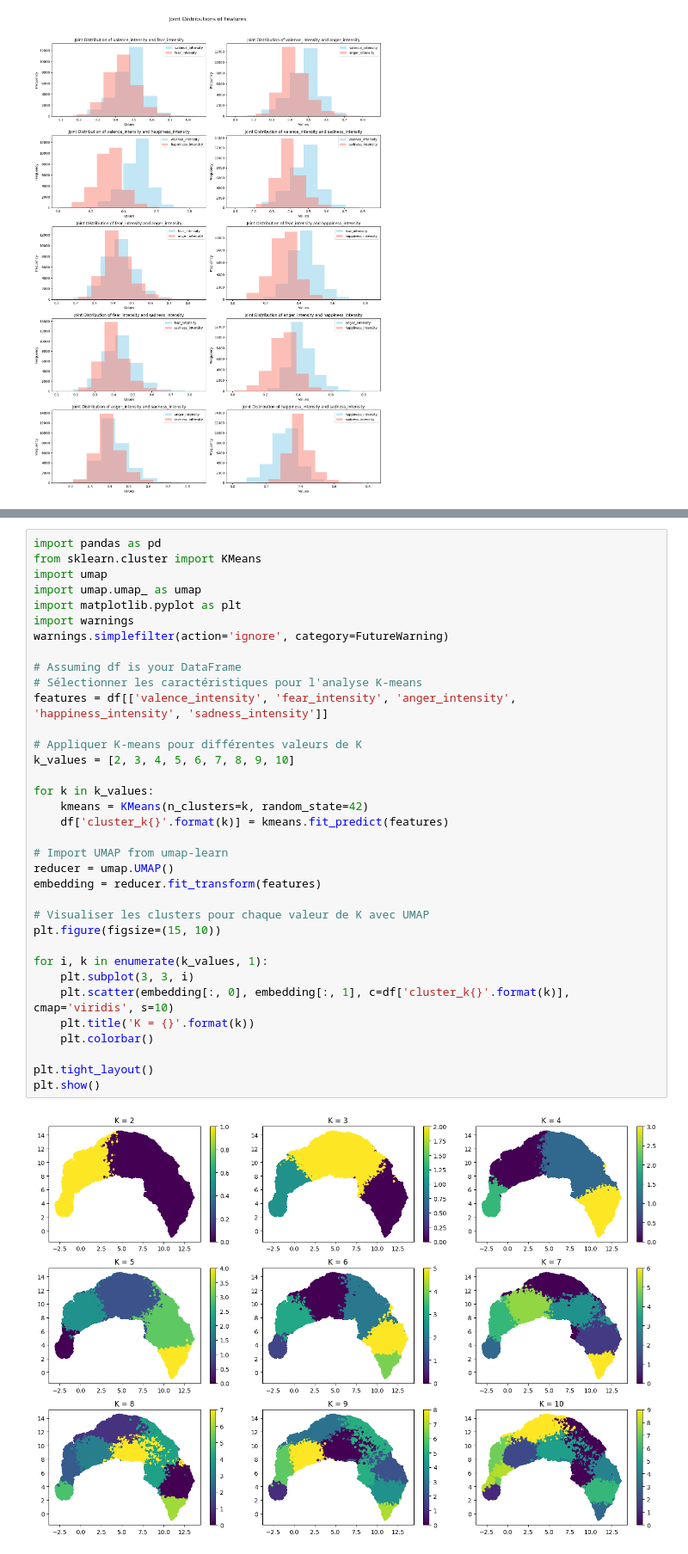
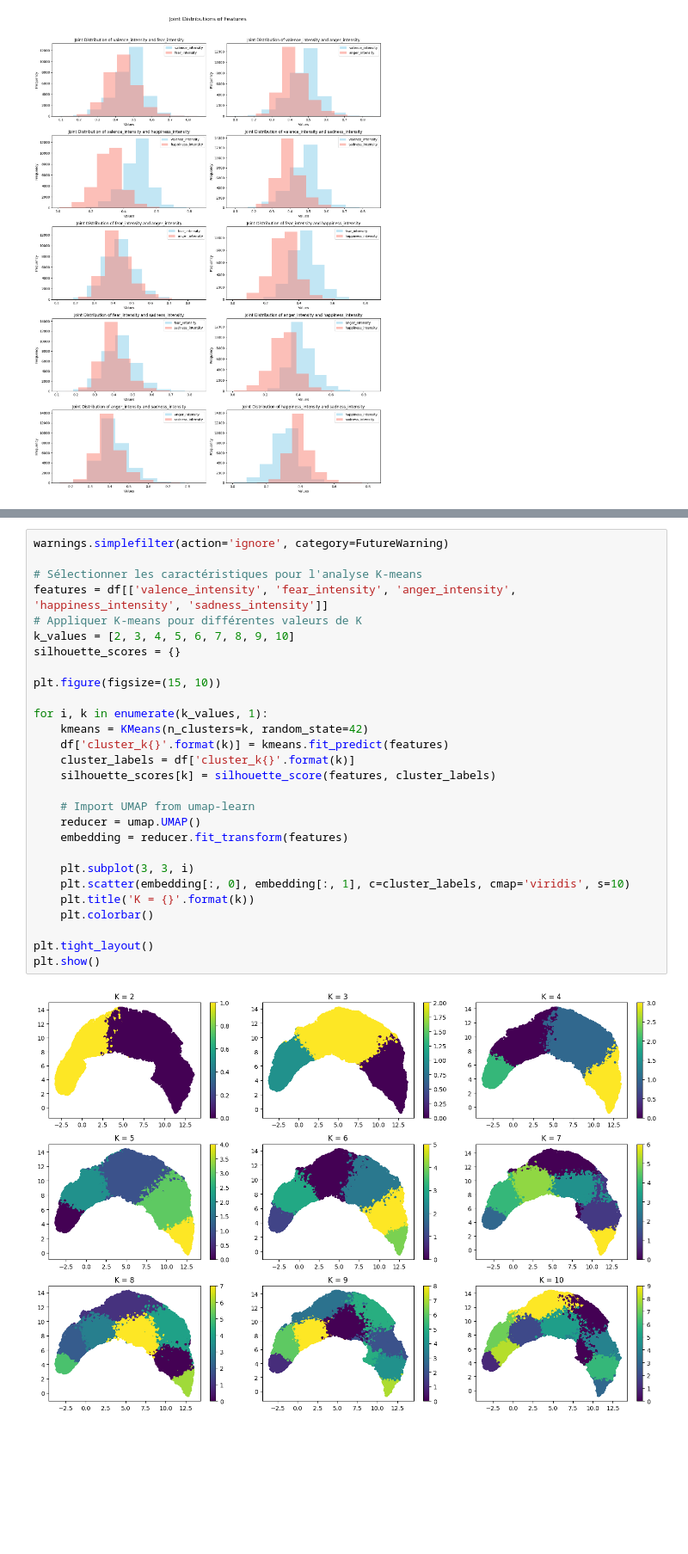
Before and after one commit to KHALOUIoussama/TP2_sciences_de_donnees, a Jupyter notebook: notebook.ipynb, the cells around one changed output, grey strips where cells are left out. Shown at 86% size. Saved outputs shown, nothing was run; the diff lists cells and outputs as text; blank space fills up the shorter version.

```diff
--- a/notebook.ipynb
+++ b/notebook.ipynb
@@ -79,39 +80,32 @@ Successfully built umap-learn
 Installing collected packages: pynndescent, umap-learn
 Successfully installed pynndescent-0.5.11 umap-learn-0.5.5
 # %%
-import pandas as pd
-from sklearn.cluster import KMeans
-import umap
-import umap.umap_ as umap
-import matplotlib.pyplot as plt
-import warnings
 warnings.simplefilter(action='ignore', category=FutureWarning)
 
-# Assuming df is your DataFrame
 # Sélectionner les caractéristiques pour l'analyse K-means
 features = df[['valence_intensity', 'fear_intensity', 'anger_intensity', 'happiness_intensity', 'sadness_intensity']]
-
 # Appliquer K-means pour différentes valeurs de K
 k_values = [2, 3, 4, 5, 6, 7, 8, 9, 10]
+silhouette_scores = {}
 
-for k in k_values:
-    kmeans = KMeans(n_clusters=k, random_state=42)
-    df['cluster_k{}'.format(k)] = kmeans.fit_predict(features)
-
-# Import UMAP from umap-learn
-reducer = umap.UMAP()
-embedding = reducer.fit_transform(features)
-
-# Visualiser les clusters pour chaque valeur de K avec UMAP
 plt.figure(figsize=(15, 10))
 
 for i, k in enumerate(k_values, 1):
+    kmeans = KMeans(n_clusters=k, random_state=42)
+    df['cluster_k{}'.format(k)] = kmeans.fit_predict(features)
+    cluster_labels = df['cluster_k{}'.format(k)]
+    silhouette_scores[k] = silhouette_score(features, cluster_labels)
+
+    # Import UMAP from umap-learn
+    reducer = umap.UMAP()
+    embedding = reducer.fit_transform(features)
+
     plt.subplot(3, 3, i)
-    plt.scatter(embedding[:, 0], embedding[:, 1], c=df['cluster_k{}'.format(k)], cmap='viridis', s=10)
+    plt.scatter(embedding[:, 0], embedding[:, 1], c=cluster_labels, cmap='viridis', s=10)
     plt.title('K = {}'.format(k))
     plt.colorbar()
 
 plt.tight_layout()
 plt.show()
 # %% [output]
-[figure, old version]
+[figure, new version]
```
Also changed, not shown: parts of 14 cells of this notebook.
